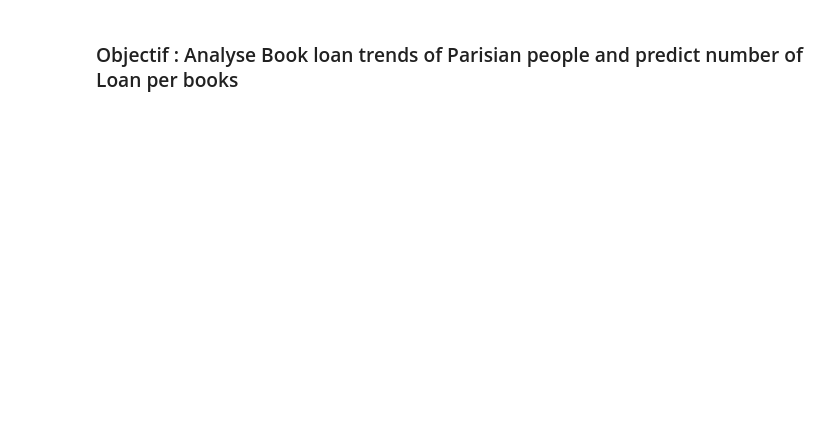
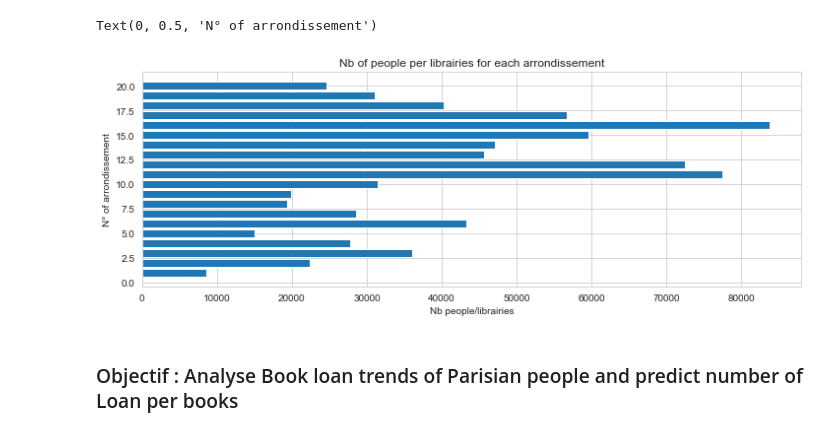
Before and after one commit to srosamont/Projects_Ironhack, a Jupyter notebook: Book_loan/Book_Loan_Cleaning.ipynb, the cells around one changed output. Saved outputs shown, nothing was run; the diff lists cells and outputs as text; code cells hidden in the pictures; blank space fills up the shorter version.

```diff
--- a/Book_loan/Book_Loan_Cleaning.ipynb
+++ b/Book_loan/Book_Loan_Cleaning.ipynb
@@ -340,3 +340,5 @@ class Assumption_Tester_OLS:
         self.homoskedasticity()
         self.normality_resid()
         display(self.results)
+# %%
+Arr=pd.read_csv('BibliothequeParis.txt',sep=':')
@@ -342,0 +354,2 @@ class Assumption_Tester_OLS:
+# %%
+lib=Arr['librairies'].str.split(',',expand=True)
@@ -342,0 +389,9 @@ class Assumption_Tester_OLS:
+# %%
+fig, ax = plt.subplots(figsize=(12,4))
+plt.barh(pop.arrondissement,pop.population/pop.NBlibrairies)
+plt.title('Nb of people per librairies for each arrondissement')
+plt.xlabel('Nb people/librairies')
+plt.ylabel('N° of arrondissement')
+# %% [output]
+Text(0, 0.5, 'N° of arrondissement')
+[figure, added]
```
Also changed, not shown: parts of 65 cells of this notebook, 3 other files.
